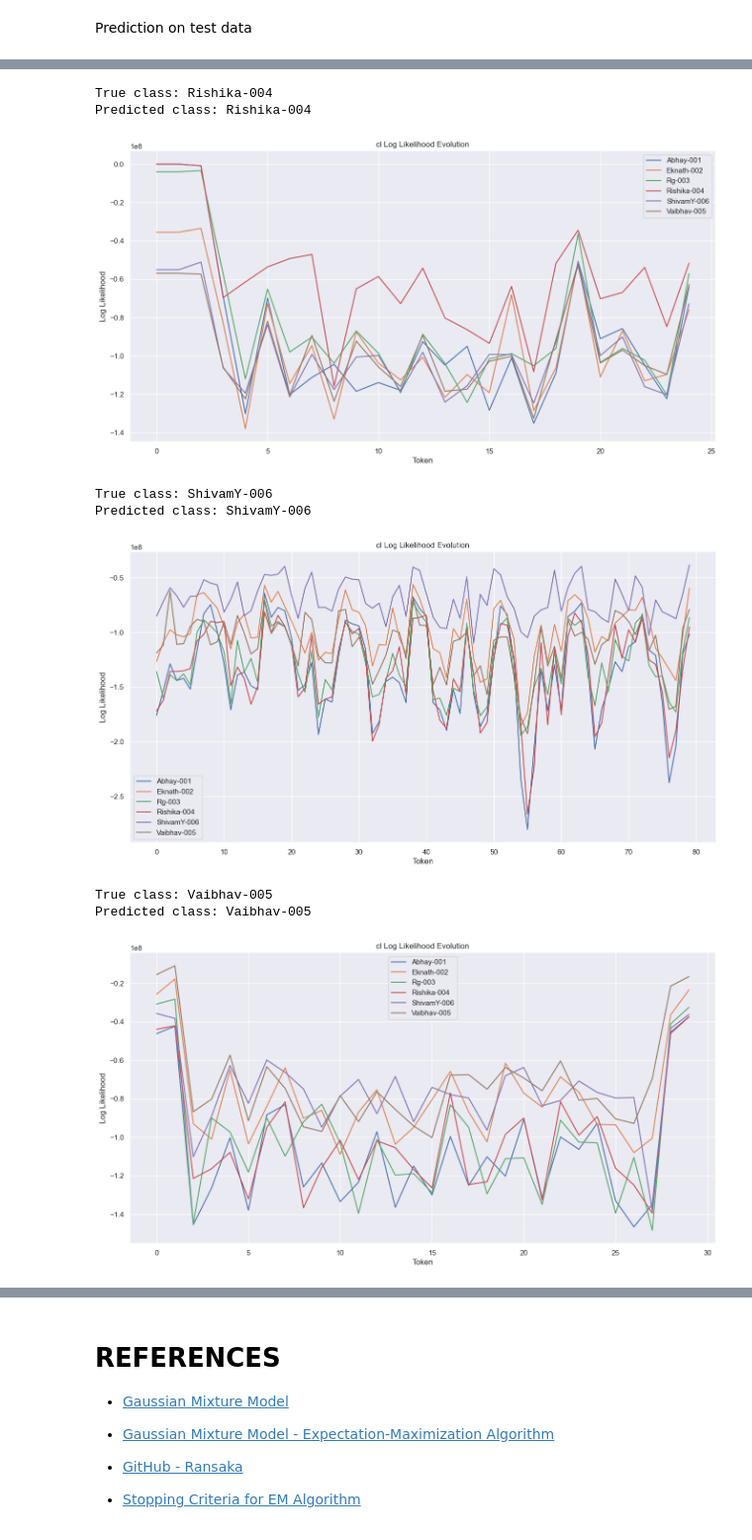
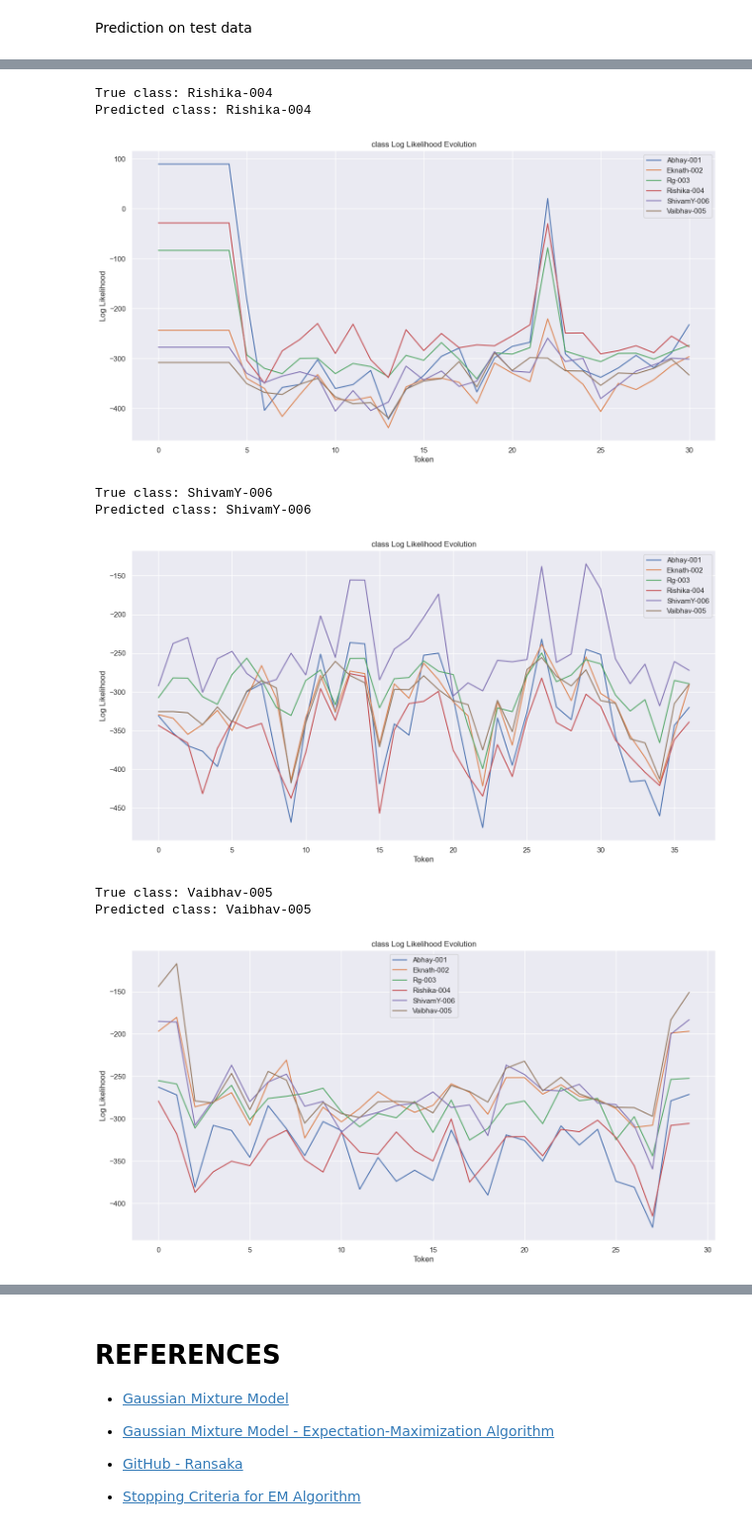
Before and after one commit to adityaprakash-work/DS403-Introduction-to-Statistical-Learning-IIT-Mandi, a Jupyter notebook: DS403_Assignment_4_B20001/Q2/code.ipynb, the cells around one changed output, grey strips where cells are left out. Shown at 99% size. Saved outputs shown, nothing was run; the diff lists cells and outputs as text; code cells hidden in the pictures.

Commit message:
Assignment 4

```diff
--- a/DS403_Assignment_4_B20001/Q2/code.ipynb
+++ b/DS403_Assignment_4_B20001/Q2/code.ipynb
@@ -466,7 +466,7 @@ for speaker in speakers:
 # %% [markdown]
 ## **Speech recognition model**
 # %%
-class SpeechSenseMFCC:
+class AudioSenseMFCC:
     def __init__(
         self, n_components=16, covariance_type="full", token_length=0.2, fps=50
     ):
@@ -552,7 +552,7 @@ class SpeechSenseMFCC:
         sns.set_theme(style="darkgrid")
         for cl in self.classes:
             plt.plot(token_view_llevo[cl], label=f"{cl}")
-        plt.title("cl Log Likelihood Evolution")
+        plt.title("class Log Likelihood Evolution")
         plt.xlabel("Token")
         plt.ylabel("Log Likelihood")
         plt.legend()
@@ -571,9 +571,6 @@ class SpeechSenseMFCC:
 # %% [markdown]
 **Grid Search**
 # %%
-def smm_agg_bic_score(model, X):
-    return -model.agg_bic(X)
-
 param_grid = {
     "n_components": [8, 16, 32, 64],
     "covariance_type": ["full", "diag", "spherical"],
@@ -582,22 +579,22 @@ param_grid = {
 # Custom grid search
 best_score = np.inf
 best_params = None
-best_ssm_model = None
+best_asm_model = None
 
 for n_components in param_grid["n_components"]:
     for covariance_type in param_grid["covariance_type"]:
-        model = SpeechSenseMFCC(
+        model = AudioSenseMFCC(
             n_components=n_components, covariance_type=covariance_type
         )
         model.fit(Xtr, Ytr)
-        score = smm_agg_bic_score(model, Xtr)
+        score = model.agg_bic(Xtr)
         if score < best_score:
             best_score = score
             best_params = {
                 "n_components": n_components,
                 "covariance_type": covariance_type,
             }
-            best_ssm_model = model
+            best_asm_model = model
 
 print("Best parameters:", best_params)
 print("Best score:", best_score)
@@ -607,13 +604,13 @@ Best score: -763189461264.848
 # %% [markdown]
 Predicting on training data
 # %%
-x_sample = Xtr[19]
-y_sample = Ytr[19]
+x_sample = Xtr[21]
+y_sample = Ytr[21]
 
-tslle = best_ssm_model.predict_class_log_likelihood(x_sample, view="token")
-y_pred = best_ssm_model.predict_class(x_sample)
+tslle = best_asm_model.predict_class_log_likelihood(x_sample, view="token")
+y_pred = best_asm_model.predict_class(x_sample)
 
 print(f"True class: {y_sample}")
 print(f"Predicted class: {y_pred}")
-best_ssm_model.plot_class_log_likelihood_evolution(tslle)
+best_asm_model.plot_class_log_likelihood_evolution(tslle)
 # %% [output]
@@ -627,8 +624,8 @@ test_paths = {
     "Abhay-001": "C:\workspace-a\DS403-Introduction-to-Statistical-Learning-IIT-Mandi\DS403_Assignment_4_B20001\Q2\Speaker_data\Testing_Audio\Abhay_audio1.wav",
     "Eknath-002": "C:\workspace-a\DS403-Introduction-to-Statistical-Learning-IIT-Mandi\DS403_Assignment_4_B20001\Q2\Speaker_data\Testing_Audio\Eknath_audio5.wav",
     "Rg-003": "C:\workspace-a\DS403-Introduction-to-Statistical-Learning-IIT-Mandi\DS403_Assignment_4_B20001\Q2\Speaker_data\Testing_Audio\Rg_audio2.wav",
-    "Rishika-004": "C:\workspace-a\DS403-Introduction-to-Statistical-Learning-IIT-Mandi\DS403_Assignment_4_B20001\Q2\Speaker_data\Testing_Audio\Rishika_audio2.wav",
-    "ShivamY-006": "C:\workspace-a\DS403-Introduction-to-Statistical-Learning-IIT-Mandi\DS403_Assignment_4_B20001\Q2\Speaker_data\Testing_Audio\ShivamY_audio2.wav",
+    "Rishika-004": "C:\workspace-a\DS403-Introduction-to-Statistical-Learning-IIT-Mandi\DS403_Assignment_4_B20001\Q2\Speaker_data\Testing_Audio\Rishika_audio3.wav",
+    "ShivamY-006": "C:\workspace-a\DS403-Introduction-to-Statistical-Learning-IIT-Mandi\DS403_Assignment_4_B20001\Q2\Speaker_data\Testing_Audio\ShivamY_audio3.wav",
     "Vaibhav-005": "C:\workspace-a\DS403-Introduction-to-Statistical-Learning-IIT-Mandi\DS403_Assignment_4_B20001\Q2\Speaker_data\Testing_Audio\Vaibhav_audio4.wav",
 }
 
@@ -637,11 +634,11 @@ for cl in test_paths:
     mfcc = librosa.feature.mfcc(y=audio, sr=sr)
     x_sample = mfcc
     y_sample = cl
-    tslle = best_ssm_model.predict_class_log_likelihood(x_sample, view="token")
-    y_pred = best_ssm_model.predict_class(x_sample)
+    tslle = best_asm_model.predict_class_log_likelihood(x_sample, view="token")
+    y_pred = best_asm_model.predict_class(x_sample)
     print(f"True class: {y_sample}")
     print(f"Predicted class: {y_pred}")
-    best_ssm_model.plot_class_log_likelihood_evolution(tslle)
+    best_asm_model.plot_class_log_likelihood_evolution(tslle)
 # %% [output]
 True class: Abhay-001
 Predicted class: Abhay-001
@@ -655,10 +652,10 @@ Predicted class: ShivamY-006
 True class: Rishika-004
 Predicted class: Rishika-004
-[figure, old version]
+[figure, new version]
 True class: ShivamY-006
 Predicted class: ShivamY-006
-[figure, old version]
+[figure, new version]
 True class: Vaibhav-005
 Predicted class: Vaibhav-005
-[figure, old version]
+[figure, new version]
 # %% [markdown]
```
Also changed, not shown: parts of 4 cells of this notebook, 1 other file.
